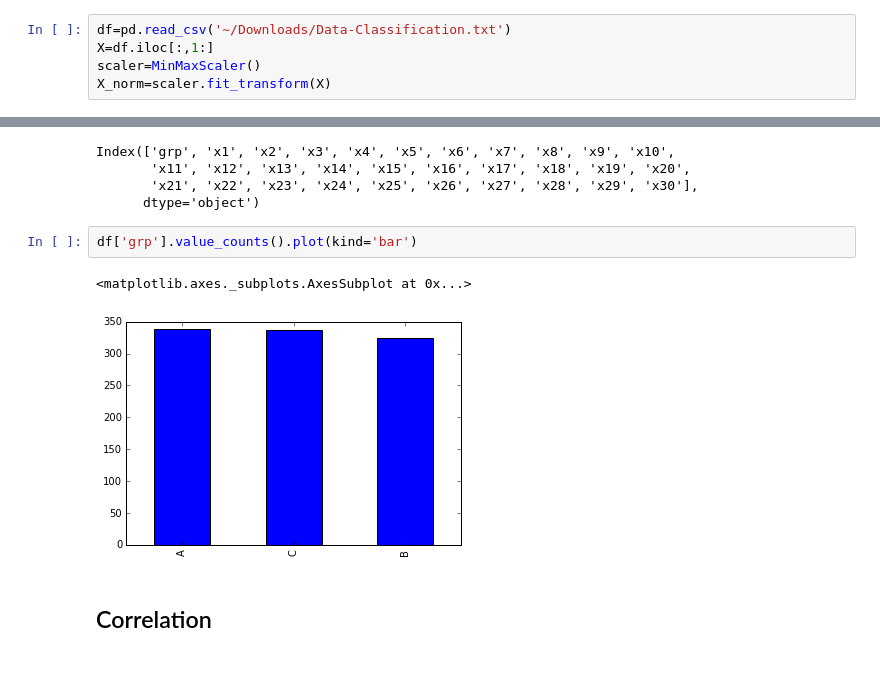
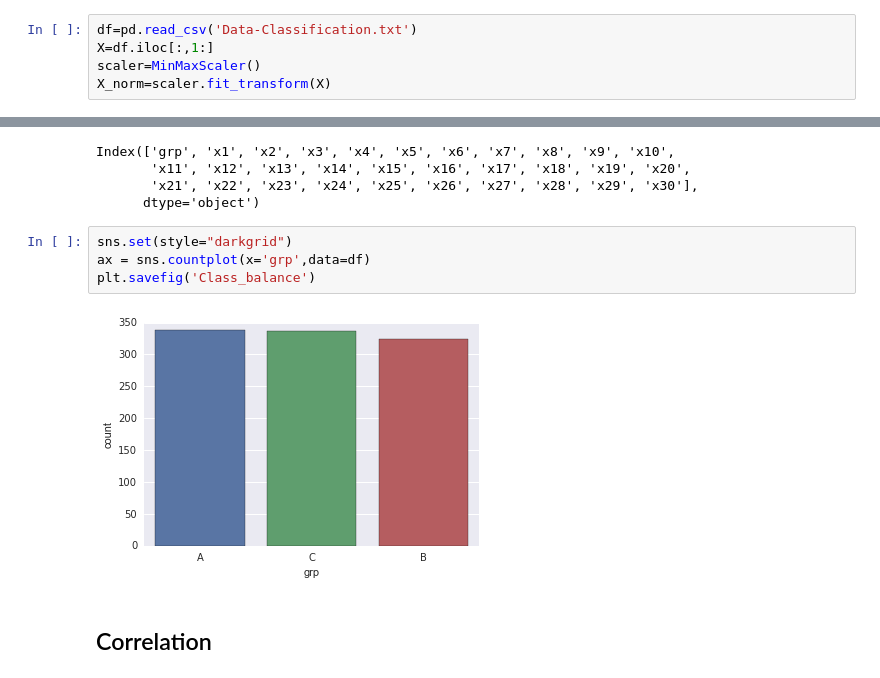
Before and after one commit to vucko83/classification_task, a Jupyter notebook: Exploratory and PCA.ipynb, the cells around one changed output, grey strips where cells are left out. Cells and saved outputs as stored; diff of their text form.

```diff
--- a/Exploratory and PCA.ipynb
+++ b/Exploratory and PCA.ipynb
@@ -9,5 +12,5 @@ np.set_printoptions(suppress=True)
 # %%
-df=pd.read_csv('~/Downloads/Data-Classification.txt')
+df=pd.read_csv('Data-Classification.txt')
 X=df.iloc[:,1:]
 scaler=MinMaxScaler()
 X_norm=scaler.fit_transform(X)
@@ -23,11 +26,12 @@ Index(['grp', 'x1', 'x2', 'x3', 'x4', 'x5', 'x6', 'x7', 'x8', 'x9', 'x10',
        'x11', 'x12', 'x13', 'x14', 'x15', 'x16', 'x17', 'x18', 'x19', 'x20',
        'x21', 'x22', 'x23', 'x24', 'x25', 'x26', 'x27', 'x28', 'x29', 'x30'],
       dtype='object')
-# %%
-df['grp'].value_counts().plot(kind='bar')
-# %% [output]
-<matplotlib.axes._subplots.AxesSubplot at 0x...>
-[figure, removed]
+# %%
+sns.set(style="darkgrid")
+ax = sns.countplot(x='grp',data=df)
+plt.savefig('Class_balance')
+# %% [output]
+[figure, added]
 # %% [markdown]
 ## Correlation
 # %%
```
Also changed, not shown: parts of 11 cells of this notebook, 2 other files.
